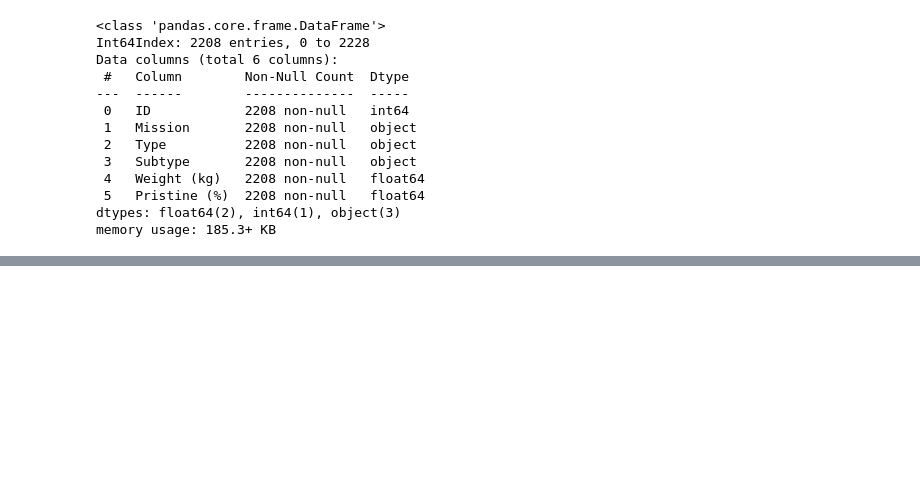
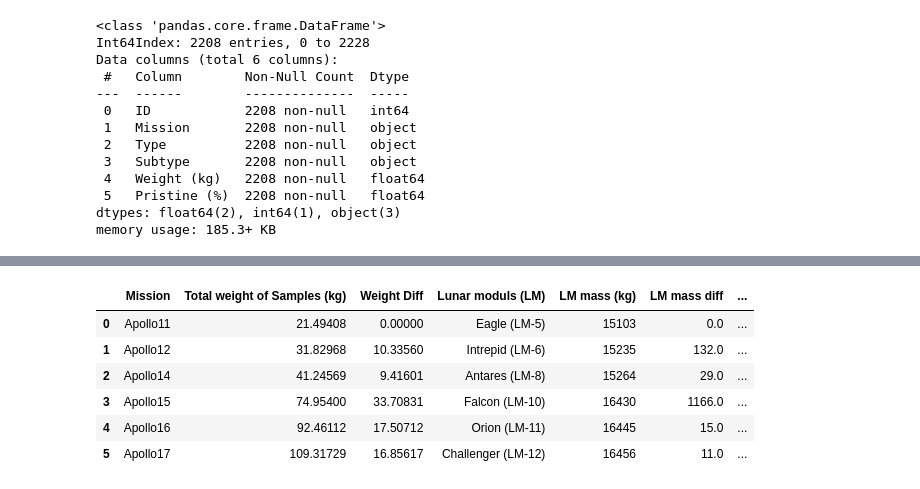
Before and after one commit to AliShariatian/Artemis-Project-Analysis, a Jupyter notebook: main.ipynb, the cells around one changed output, grey strips where cells are left out. Cells and saved outputs as stored; diff of their text form; code cells hidden in the pictures; blank space fills up the shorter version.

```diff
--- a/main.ipynb
+++ b/main.ipynb
@@ -330,0 +434,24 @@ memory usage: 185.3+ KB
+# %%
+LMs = ['Eagle (LM-5)', 'Intrepid (LM-6)', 'Antares (LM-8)', 'Falcon (LM-10)', 'Orion (LM-11)', 'Challenger (LM-12)']
+missions['Lunar moduls (LM)'] = LMs
+
+missions['LM mass (kg)'] = [15103, 15235, 15264, 16430, 16445, 16456]
+missions['LM mass diff'] = missions['LM mass (kg)'].diff()
+missions['LM mass diff'] = missions['LM mass diff'].fillna(value=0)
+# %%
+CMs = ['Columbia (CSM-107)', 'Yankee Clipper (CM-108)', 'Kitty Hawk (CM-110)', 'Endeavor (CM-112)', 'Casper (CM-113)', 'America (CM-114)']
+missions['Command module (CM)'] = CMs
+
+missions['CM mass (kg)'] = [5560, 5609, 5758, 5875, 5840, 5960]
+missions['CM mass diff'] = missions['CM mass (kg)'].diff()
+missions['CM mass diff'] = missions['CM mass diff'].fillna(value=0)
+# %%
+missions
+# %% [output]
+|  | Mission | Total weight of Samples (kg) | Weight Diff | Lunar moduls (LM) | LM mass (kg) | LM mass diff | ... |
+| 0 | Apollo11 | 21.49408 | 0.00000 | Eagle (LM-5) | 15103 | 0.0 | ... |
+| 1 | Apollo12 | 31.82968 | 10.33560 | Intrepid (LM-6) | 15235 | 132.0 | ... |
+| 2 | Apollo14 | 41.24569 | 9.41601 | Antares (LM-8) | 15264 | 29.0 | ... |
+| 3 | Apollo15 | 74.95400 | 33.70831 | Falcon (LM-10) | 16430 | 1166.0 | ... |
+| 4 | Apollo16 | 92.46112 | 17.50712 | Orion (LM-11) | 16445 | 15.0 | ... |
+| 5 | Apollo17 | 109.31729 | 16.85617 | Challenger (LM-12) | 16456 | 11.0 | ... |
```
Also changed, not shown: parts of 24 cells of this notebook.
